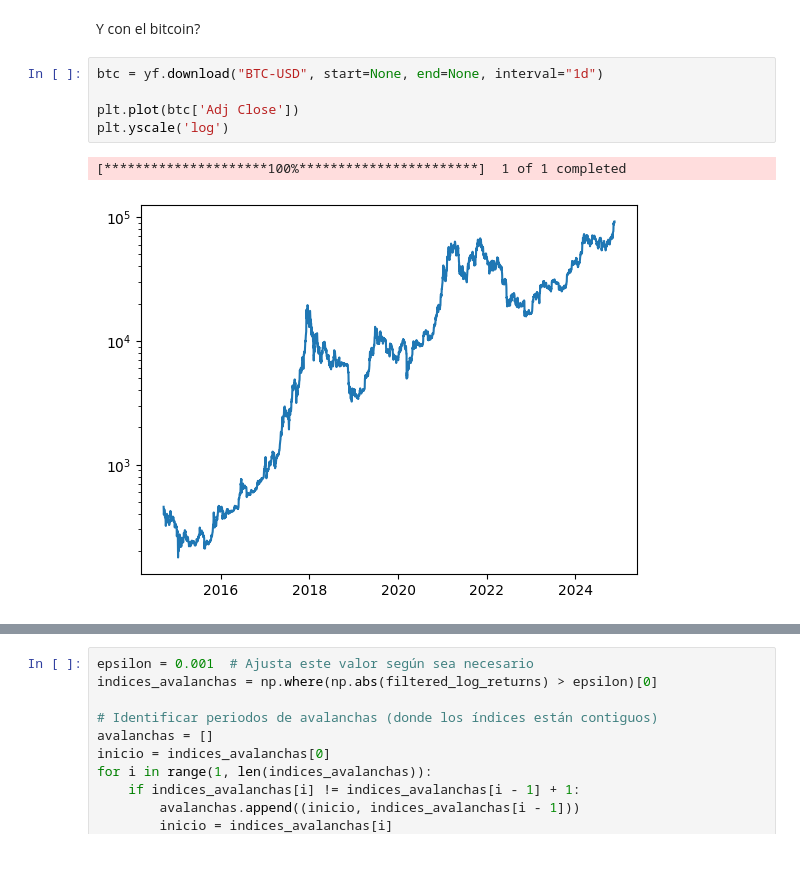
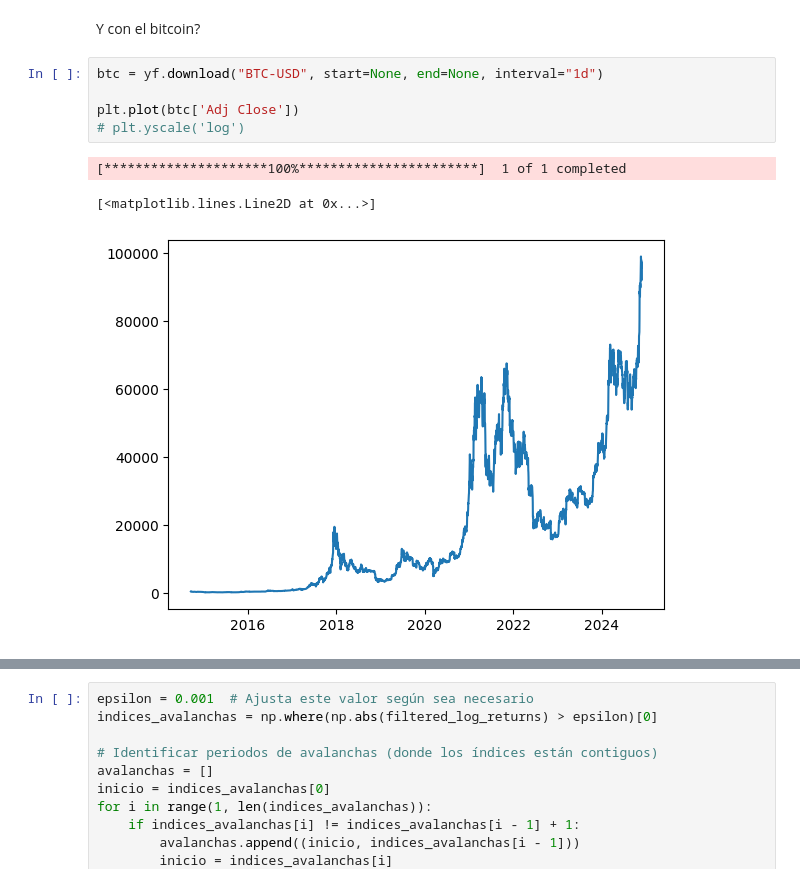
Before and after one commit to lautarogiordano/practicas-complejidad, a Jupyter notebook: p8-criticalidad/criticalidad.ipynb, the cells around one changed output, grey strips where cells are left out. Cells and saved outputs as stored; diff of their text form.

```diff
--- a/p8-criticalidad/criticalidad.ipynb
+++ b/p8-criticalidad/criticalidad.ipynb
@@ -262,11 +251,12 @@ Y con el bitcoin?
 # %%
 btc = yf.download("BTC-USD", start=None, end=None, interval="1d")
 
 plt.plot(btc['Adj Close'])
-plt.yscale('log')
+# plt.yscale('log')
 # %% [output]
 [*********************100%***********************]  1 of 1 completed
+[<matplotlib.lines.Line2D at 0x...>]
-[figure, old version]
+[figure, new version]
 # %%
 btc['Log Return'] = np.log(btc['Adj Close'] / btc['Adj Close'].shift(1))
 btc.dropna(inplace=True)
```
Also changed, not shown: parts of 13 cells of this notebook.
